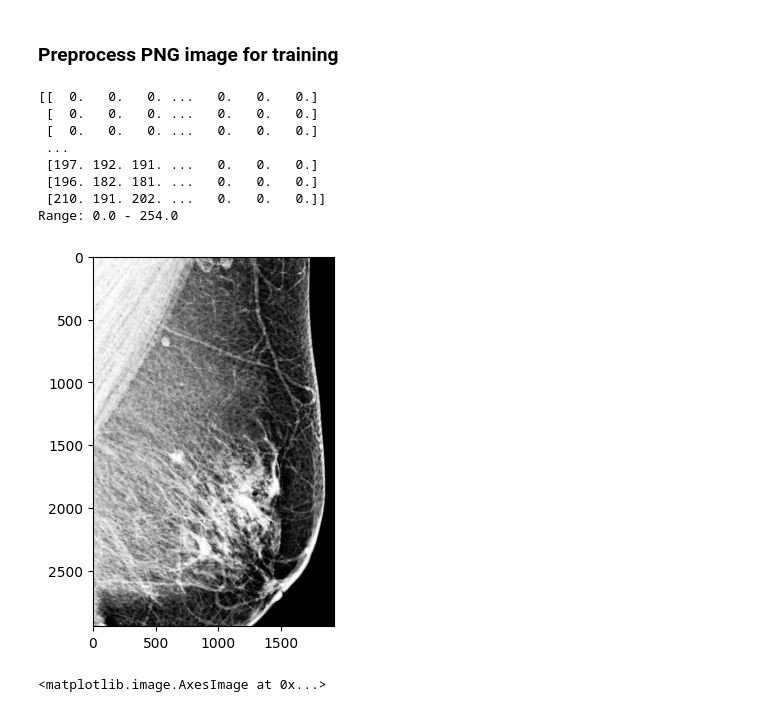
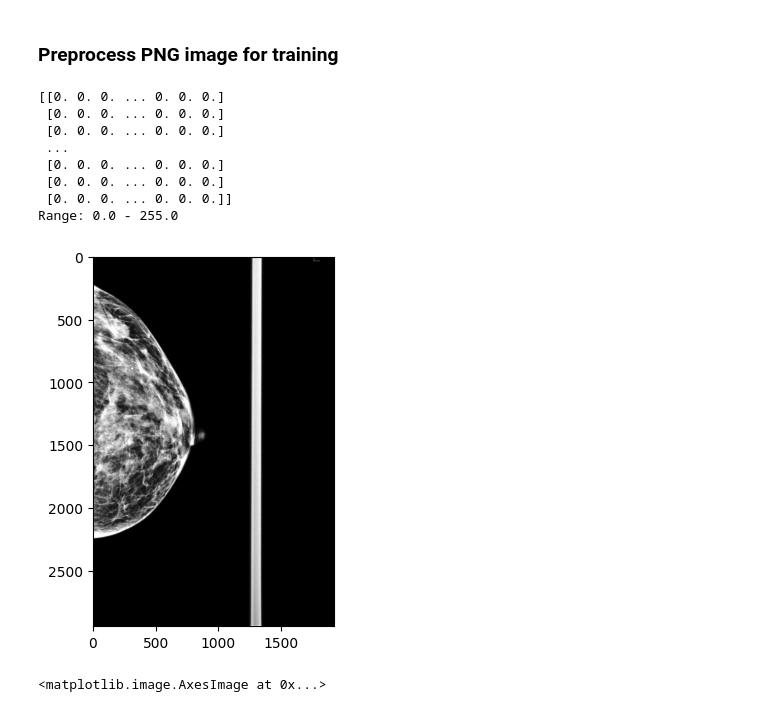
Before and after one commit to cpheidelberg/proj-dicomGmic-lightning, a Jupyter notebook: playground.ipynb, the cells around one changed output. Cells and saved outputs as stored; diff of their text form; code cells hidden in the pictures.

```diff
--- a/playground.ipynb
+++ b/playground.ipynb
@@ -202,32 +201,32 @@ plt.imshow(img, cmap="gray")
 # %%
 import os
 import cv2
 import numpy as np
 from matplotlib import pyplot as plt
 from src.data_loading import loading, augmentations
 import PIL.Image as pillow
 
 # path = '/home/ubuntu/sdsHD/sd24f004/FFDM/demd/extracted/0/20.png'
-path = '/home/ubuntu/gmic/extracted_test/1/3.png'
+path = "/home/pb438/sdsHD/sd24f004/FFDM/demd/extracted/1/1761.png"
 assert os.path.exists(path)
 
 img = loading.read_image(path, 'float32')
 print(img)
 # img = augmentations.augment_image(img, augment=True)
 # img = loading._standardize(image=img)
 plt.imshow(img, cmap="gray")
 
 print(f"Range: {np.min(img)} - {np.max(img)}")
 # %% [output]
-[[  0.   0.   0. ...   0.   0.   0.]
- [  0.   0.   0. ...   0.   0.   0.]
- [  0.   0.   0. ...   0.   0.   0.]
+[[0. 0. 0. ... 0. 0. 0.]
+ [0. 0. 0. ... 0. 0. 0.]
+ [0. 0. 0. ... 0. 0. 0.]
  ...
- [197. 192. 191. ...   0.   0.   0.]
- [196. 182. 181. ...   0.   0.   0.]
- [210. 191. 202. ...   0.   0.   0.]]
-Range: 0.0 - 254.0
+ [0. 0. 0. ... 0. 0. 0.]
+ [0. 0. 0. ... 0. 0. 0.]
+ [0. 0. 0. ... 0. 0. 0.]]
+Range: 0.0 - 255.0
-[figure, old version]
+[figure, new version]
 # %%
 img = loading.adjust_brightness(img)
 
```
Also changed, not shown: parts of 1 cell of this notebook, 1 other file.
